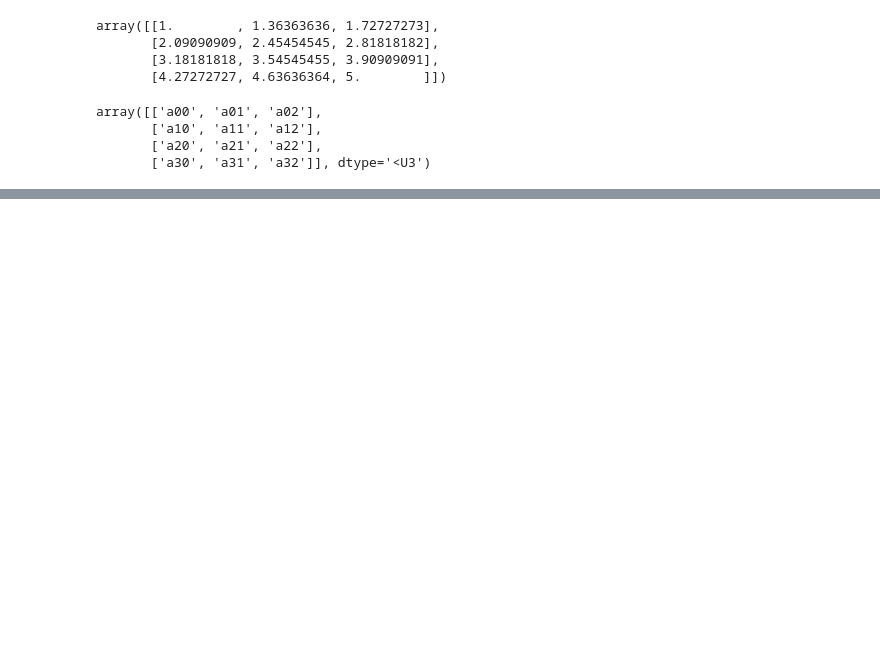
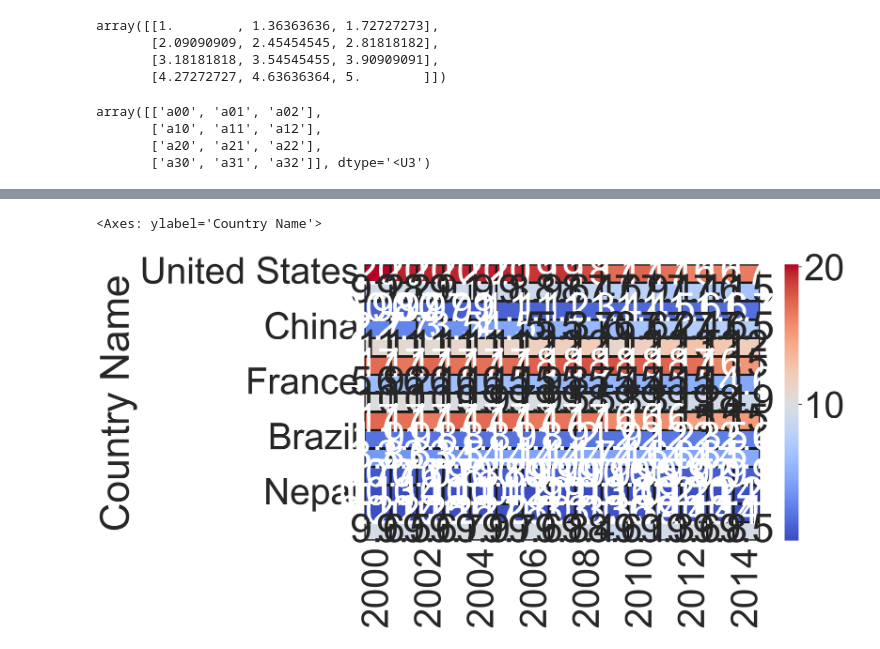
Before and after one commit to ajay-rathod-2001/Royal-Python, a Jupyter notebook: Royal Machine Learning , Data Science & Analysis/Seaborn Files/Seaborn HetMap_5.ipynb, the cells around one changed output, grey strips where cells are left out. Saved outputs shown, nothing was run; the diff lists cells and outputs as text; code cells hidden in the pictures; blank space fills up the shorter version.

```diff
--- a/Royal Machine Learning , Data Science & Analysis/Seaborn Files/Seaborn HetMap_5.ipynb
+++ b/Royal Machine Learning , Data Science & Analysis/Seaborn Files/Seaborn HetMap_5.ipynb
@@ -103,0 +123,6 @@ sns.heatmap(arr_2d, annot = annot_arr, fmt ="s" )
+# %%
+plt.figure(figsize = (16,9))
+sns.heatmap(gw_df ,  cmap ="coolwarm", annot = True, linewidth = 4, linecolor="k")
+# %% [output]
+<Axes: ylabel='Country Name'>
+[figure, added]
```
Also changed, not shown: parts of 13 cells of this notebook.
